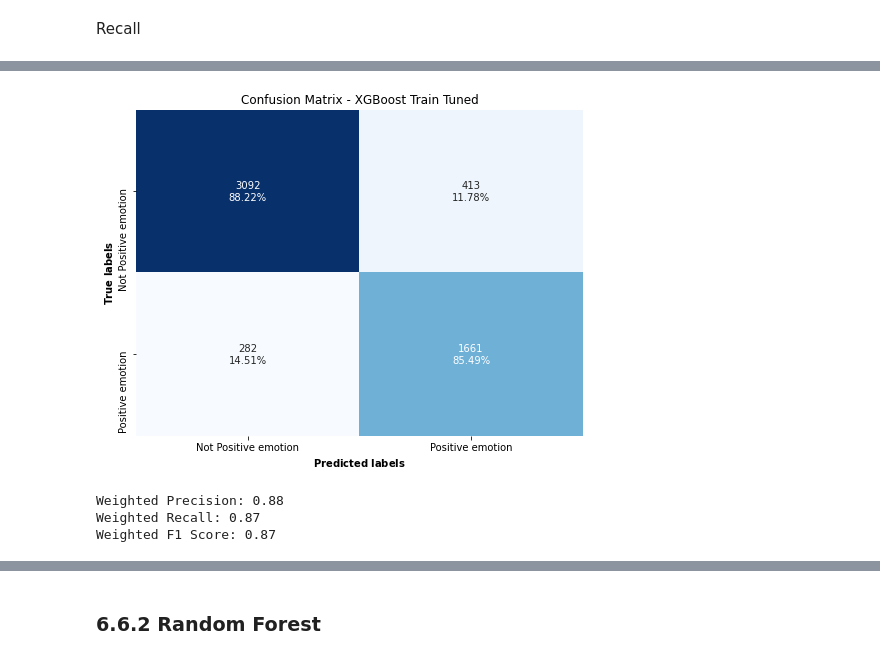
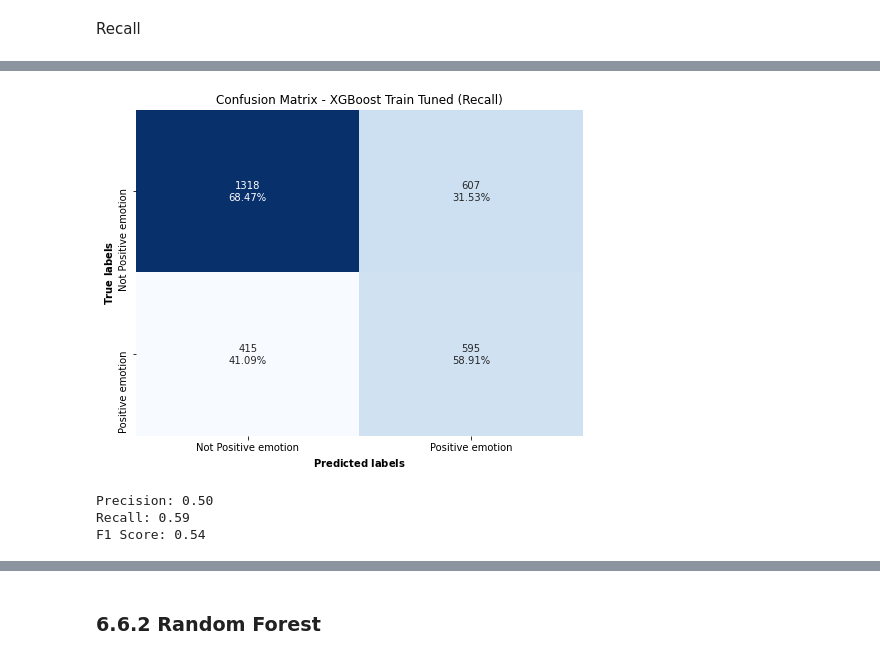
Before and after one commit to mbarriola96/Brands-product_emotions_analysis, a Jupyter notebook: 03_modelling-Copy1.ipynb, the cells around one changed output, grey strips where cells are left out. Drawn from its saved outputs; the diff is of its cells as text; code cells hidden in the pictures.

```diff
--- a/03_modelling-Copy1.ipynb
+++ b/03_modelling-Copy1.ipynb
@@ -77,14 +81,14 @@ def plot_confusion_matrix_and_metrics(y_test, y_pred, title='Confusion Matrix'):
     plt.show()
 
     # Calculate precision, recall, and F1 score
-    precision = precision_score(y_test, y_pred, average='weighted')
-    recall = recall_score(y_test, y_pred, average='weighted')
-    f1 = f1_score(y_test, y_pred, average='weighted')
+    precision = precision_score(y_test, y_pred)
+    recall = recall_score(y_test, y_pred)
+    f1 = f1_score(y_test, y_pred)
 
     # Print metrics
-    print(f"Weighted Precision: {precision:.2f}")
-    print(f"Weighted Recall: {recall:.2f}")
-    print(f"Weighted F1 Score: {f1:.2f}")
+    print(f"Precision: {precision:.2f}")
+    print(f"Recall: {recall:.2f}")
+    print(f"F1 Score: {f1:.2f}")
 
     return f1, precision, recall
 # %%
@@ -688,40 +662,40 @@ param_grid = {
 # Create the XGBoost model
 xgb_model = XGBClassifier(use_label_encoder=False, eval_metric='logloss')
 
-# Define the custom recall scoring function
+# Define the custom weighted recall scoring function
 recall_scorer = make_scorer(recall_score, average='weighted')
 
 # Initialize GridSearchCV
-grid_search = GridSearchCV(estimator=xgb_model, param_grid=param_grid,
+grid_search_recall = GridSearchCV(estimator=xgb_model, param_grid=param_grid,
                            scoring=recall_scorer, cv=3, verbose=1, n_jobs=-1)
 
 # Fit the grid search to the training data
-grid_search.fit(X_train, y_train)
+grid_search_recall.fit(X_train, y_train)
 
 # Get the best model from the grid search
-best_model_xgb = grid_search.best_estimator_
+best_model_xgb_recall = grid_search_recall.best_estimator_
 
 # Make predictions on the train set (probabilities)
-y_pred_proba_train_xgb = best_model_xgb.predict_proba(X_train)[:, 1]  # Get probabilities for class 1
+y_pred_proba_train_xgb_recall = best_model_xgb_recall.predict_proba(X_train)[:, 1]  # Get probabilities for class 1
 
 # Apply custom threshold to convert probabilities into binary predictions for training data
-y_pred_train_xgb_tuned = np.where(y_pred_proba_train_xgb >= 0.34, 1, 0)
+y_pred_train_xgb_tuned_recall = np.where(y_pred_proba_train_xgb_recall >= 0.34, 1, 0)
 
-# Evaluate recall on the training set using the custom threshold
-recall_train = recall_score(y_train, y_pred_train_xgb_tuned, average='weighted')
-print(f"Recall on training set: {recall_train:.4f}")
+# Evaluate weighted recall on the training set using the custom threshold
+recall_train = recall_score(y_train, y_pred_train_xgb_tuned_recall, average='weighted')
+print(f"Weighted Recall on training set: {recall_train:.4f}")
 
 # Make predictions on the test set (probabilities)
-y_pred_proba_test_xgb = best_model_xgb.predict_proba(X_test)[:, 1]  # Get probabilities for class 1
+y_pred_proba_test_xgb_recall = best_model_xgb_recall.predict_proba(X_test)[:, 1]  # Get probabilities for class 1
 
 # Apply custom threshold to convert probabilities into binary predictions for test data
-y_pred_test_xgb_tuned = np.where(y_pred_proba_test_xgb >= 0.34, 1, 0)
+y_pred_test_xgb_tuned_recall = np.where(y_pred_proba_test_xgb_recall >= 0.34, 1, 0)
 
-# Evaluate recall on the test set using the custom threshold
-recall_test = recall_score(y_test, y_pred_test_xgb_tuned, average='weighted')
-print(f"Recall on test set: {recall_test:.4f}")
+# Evaluate weighted recall on the test set using the custom threshold
+recall_test = recall_score(y_test, y_pred_test_xgb_tuned_recall, average='weighted')
+print(f"Weighted Recall on test set: {recall_test:.4f}")
 
 # Display the best parameters found by the grid search
-print(f"Best parameters found by GridSearchCV: {grid_search.best_params_}")
+print(f"Best parameters found by GridSearchCV: {grid_search_recall.best_params_}")
 # %% [output]
 Fitting 3 folds for each of 24 candidates, totalling 72 fits
@@ -728,7 +712,7 @@ Fitting 3 folds for each of 24 candidates, totalling 72 fits
 # %%
-plot_confusion_matrix_and_metrics(y_train, y_pred_train_xgb_tuned, title='Confusion Matrix - XGBoost Train Tuned');
+plot_confusion_matrix_and_metrics(y_test, y_pred_test_xgb_tuned_recall, title='Confusion Matrix - XGBoost Train Tuned (Recall)');
 # %% [output]
-[figure, old version]
+[figure, new version]
-Weighted Precision: 0.88
-Weighted Recall: 0.87
-Weighted F1 Score: 0.87
+Precision: 0.50
+Recall: 0.59
+F1 Score: 0.54
```
Also changed, not shown: parts of 59 cells of this notebook, 5 other files.
